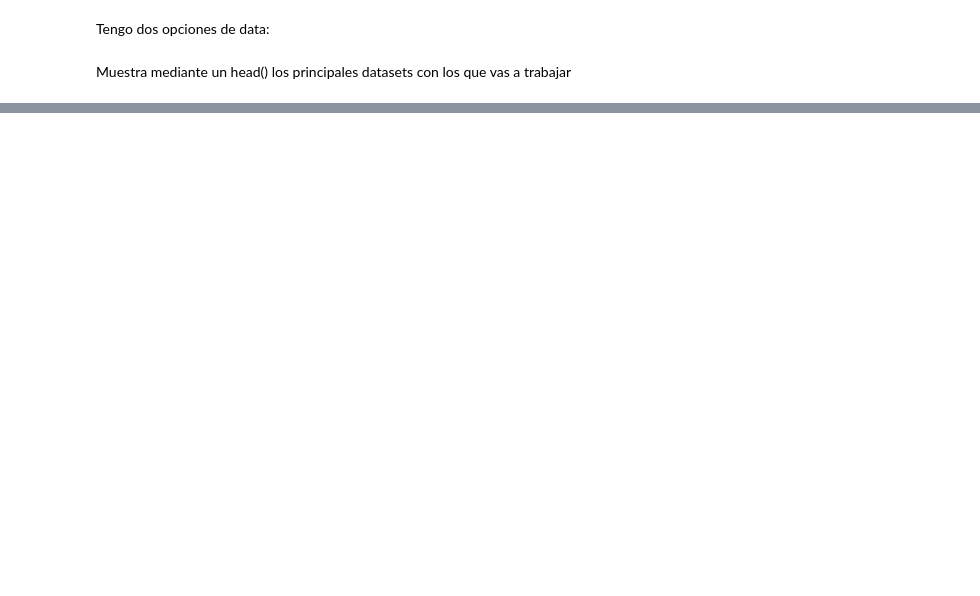
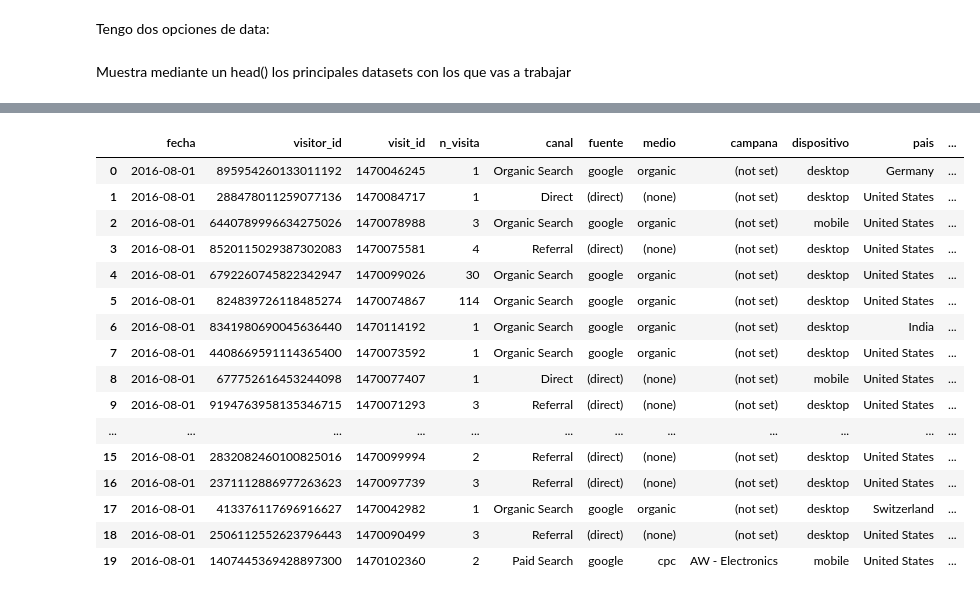
Before and after one commit to haizeaj/2026-10-BILBAO-FT-Data-Science, a Jupyter notebook: 2-Data_Analysis/EDA/Definicion_EDA_haizea.ipynb, the cells around one changed output, grey strips where cells are left out. Drawn from its saved outputs; the diff is of its cells as text; code cells hidden in the pictures; blank space fills up the shorter version.

```diff
--- a/2-Data_Analysis/EDA/Definicion_EDA_haizea.ipynb
+++ b/2-Data_Analysis/EDA/Definicion_EDA_haizea.ipynb
@@ -67,16 +65,13 @@ Archivos CSV: ['GoogleAnalytics_2016_2017.csv', 'online_shoppers_intention.csv']
 # %%
-df_1 = pd.read_csv(RUTA_1, dtype={"visitor_id": str}, parse_dates=["fecha"])
+df_1 = pd.read_csv(RUTA_1)#, dtype={"visitor_id": str}, parse_dates=["fecha"])
 fuente_1 = "Google Analytics Sample - Google Merchandise Store (BigQuery: bigquery-public-data.google_analytics_sample.ga_sessions_*)"
-
-df_2 = pd.read_csv(RUTA_2)
-fuente_2 = "UCI Machine Learning Repository - https://archive.ics.uci.edu/dataset/468/online+shoppers+purchasing+intention+dataset"
 # %% [markdown]
 Tengo dos opciones de data:
 # %%
 import pandas as pd
 # guarda en variables los datasets y su fuente
-df_1 = pd.DataFrame()
-fuente_1 = ""
+# df_1 = pd.DataFrame()
+# fuente_1 = ""
 # df_2 = pd.DataFrame()
 # fuente_2 = ""
 # df_3 = pd.DataFrame()
@@ -91,3 +106,21 @@ Muestra mediante un head() los principales datasets con los que vas a trabajar
 # %%
-# Primer dataset
-# df_1.head()
+#Primer dataset
+df_1.head(20)
+# %% [output]
+|  | fecha | visitor_id | visit_id | n_visita | canal | fuente | medio | campana | dispositivo | pais | ... |
+| 0 | 2016-08-01 | 895954260133011192 | 1470046245 | 1 | Organic Search | google | organic | (not set) | desktop | Germany | ... |
+| 1 | 2016-08-01 | 288478011259077136 | 1470084717 | 1 | Direct | (direct) | (none) | (not set) | desktop | United States | ... |
+| 2 | 2016-08-01 | 6440789996634275026 | 1470078988 | 3 | Organic Search | google | organic | (not set) | mobile | United States | ... |
+| 3 | 2016-08-01 | 8520115029387302083 | 1470075581 | 4 | Referral | (direct) | (none) | (not set) | desktop | United States | ... |
+| 4 | 2016-08-01 | 6792260745822342947 | 1470099026 | 30 | Organic Search | google | organic | (not set) | desktop | United States | ... |
+| 5 | 2016-08-01 | 824839726118485274 | 1470074867 | 114 | Organic Search | google | organic | (not set) | desktop | United States | ... |
+| 6 | 2016-08-01 | 8341980690045636440 | 1470114192 | 1 | Organic Search | google | organic | (not set) | desktop | India | ... |
+| 7 | 2016-08-01 | 4408669591114365400 | 1470073592 | 1 | Organic Search | google | organic | (not set) | desktop | United States | ... |
+| 8 | 2016-08-01 | 677752616453244098 | 1470077407 | 1 | Direct | (direct) | (none) | (not set) | mobile | United States | ... |
+| 9 | 2016-08-01 | 9194763958135346715 | 1470071293 | 3 | Referral | (direct) | (none) | (not set) | desktop | United States | ... |
+| ... | ... | ... | ... | ... | ... | ... | ... | ... | ... | ... | ... |
+| 15 | 2016-08-01 | 2832082460100825016 | 1470099994 | 2 | Referral | (direct) | (none) | (not set) | desktop | United States | ... |
+| 16 | 2016-08-01 | 2371112886977263623 | 1470097739 | 3 | Referral | (direct) | (none) | (not set) | desktop | United States | ... |
+| 17 | 2016-08-01 | 413376117696916627 | 1470042982 | 1 | Organic Search | google | organic | (not set) | desktop | Switzerland | ... |
+| 18 | 2016-08-01 | 2506112552623796443 | 1470090499 | 3 | Referral | (direct) | (none) | (not set) | desktop | United States | ... |
+| 19 | 2016-08-01 | 1407445369428897300 | 1470102360 | 2 | Paid Search | google | cpc | AW - Electronics | mobile | United States | ... |
```
Also changed, not shown: parts of 4 cells of this notebook, 1 other file.
